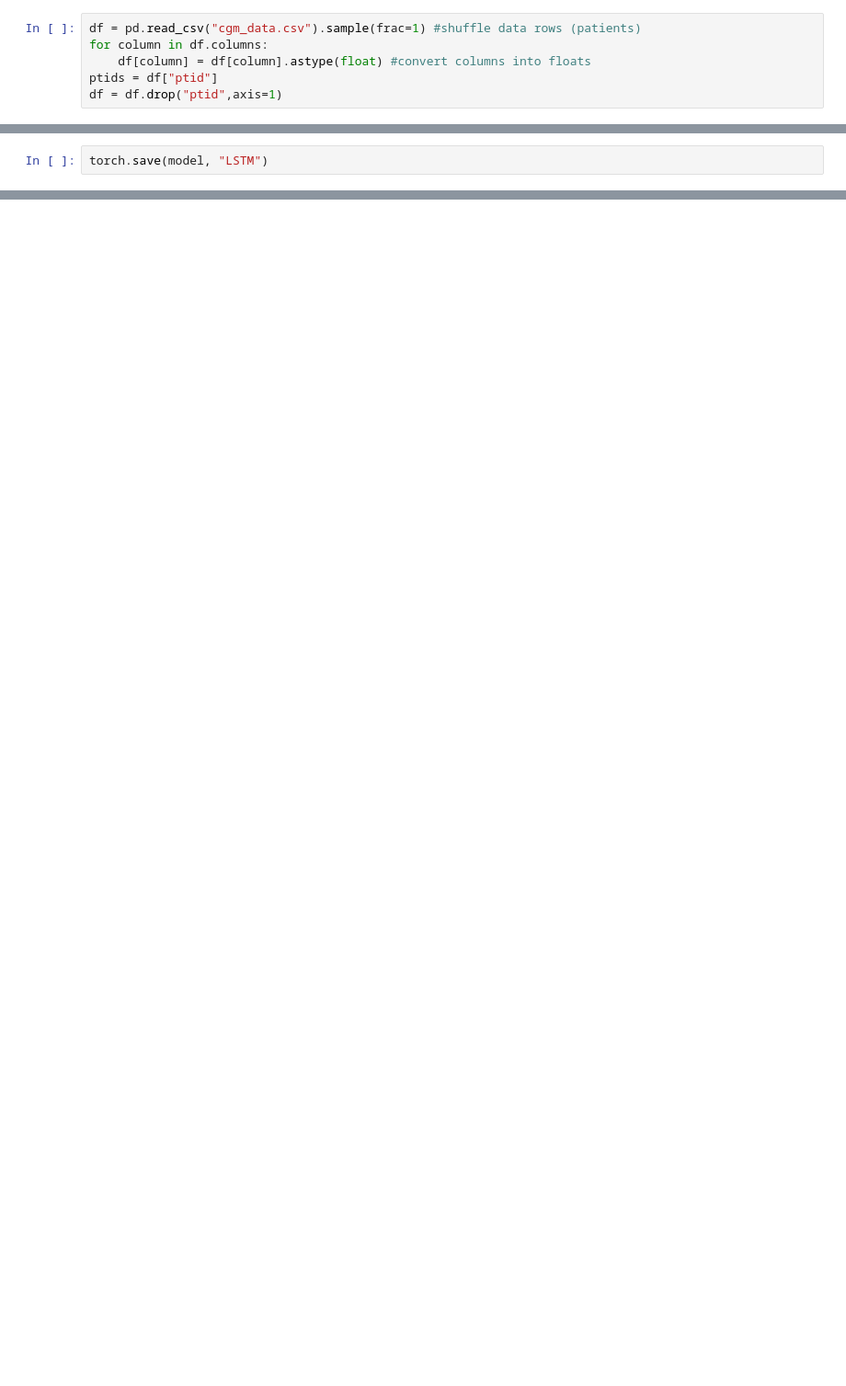
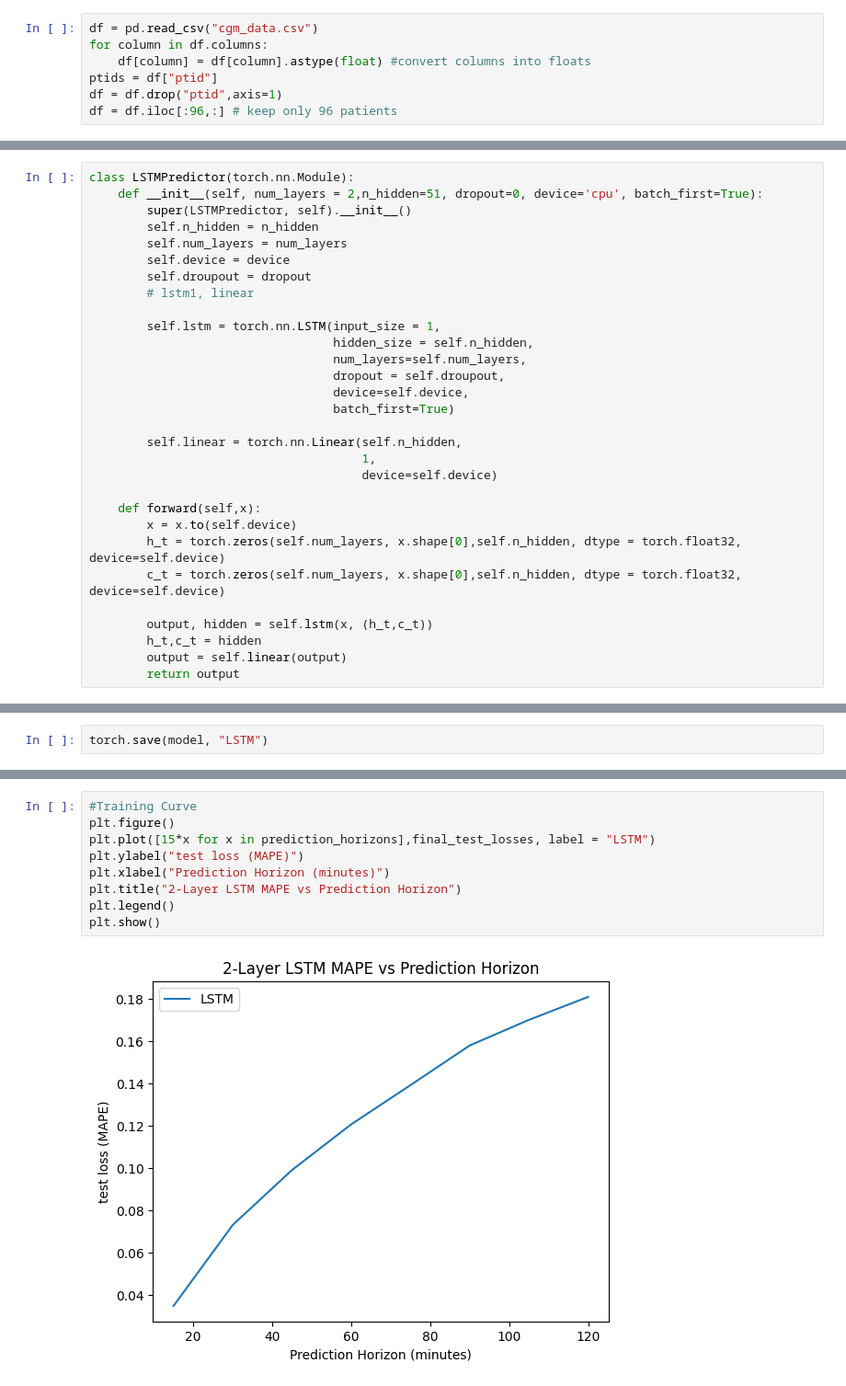
Before and after one commit to rewazzu/cgm-deeplearning, a Jupyter notebook: LSTM.ipynb, the cells around one changed output, grey strips where cells are left out. Shown at 92% size. Saved outputs shown, nothing was run; the diff lists cells and outputs as text; blank space fills up the shorter version.

Commit message:
added experiments to lstm

```diff
--- a/LSTM.ipynb
+++ b/LSTM.ipynb
@@ -12,6 +11,7 @@ device = "cuda"
 # %%
-df = pd.read_csv("cgm_data.csv").sample(frac=1) #shuffle data rows (patients)
+df = pd.read_csv("cgm_data.csv")
 for column in df.columns:
     df[column] = df[column].astype(float) #convert columns into floats
 ptids = df["ptid"]
 df = df.drop("ptid",axis=1)
+df = df.iloc[:96,:] # keep only 96 patients
@@ -91,0 +30,30 @@ for i in tqdm(range(epochs)):
+# %%
+class LSTMPredictor(torch.nn.Module):
+    def __init__(self, num_layers = 2,n_hidden=51, dropout=0, device='cpu', batch_first=True):
+        super(LSTMPredictor, self).__init__()
+        self.n_hidden = n_hidden
+        self.num_layers = num_layers
+        self.device = device
+        self.droupout = dropout
+        # lstm1, linear
+
+        self.lstm = torch.nn.LSTM(input_size = 1,
+                                  hidden_size = self.n_hidden,
+                                  num_layers=self.num_layers,
+                                  dropout = self.droupout,
+                                  device=self.device,
+                                  batch_first=True)
+
+        self.linear = torch.nn.Linear(self.n_hidden,
+                                      1,
+                                      device=self.device)
+
+    def forward(self,x):
+        x = x.to(self.device)
+        h_t = torch.zeros(self.num_layers, x.shape[0],self.n_hidden, dtype = torch.float32, device=self.device)
+        c_t = torch.zeros(self.num_layers, x.shape[0],self.n_hidden, dtype = torch.float32, device=self.device)
+
+        output, hidden = self.lstm(x, (h_t,c_t))
+        h_t,c_t = hidden
+        output = self.linear(output)
+        return output
@@ -138,0 +217,11 @@ plt.show()
+# %%
+#Training Curve
+plt.figure()
+plt.plot([15*x for x in prediction_horizons],final_test_losses, label = "LSTM")
+plt.ylabel("test loss (MAPE)")
+plt.xlabel("Prediction Horizon (minutes)")
+plt.title("2-Layer LSTM MAPE vs Prediction Horizon")
+plt.legend()
+plt.show()
+# %% [output]
+[figure, added]
```
Also changed, not shown: parts of 23 cells of this notebook, 5 other files.
